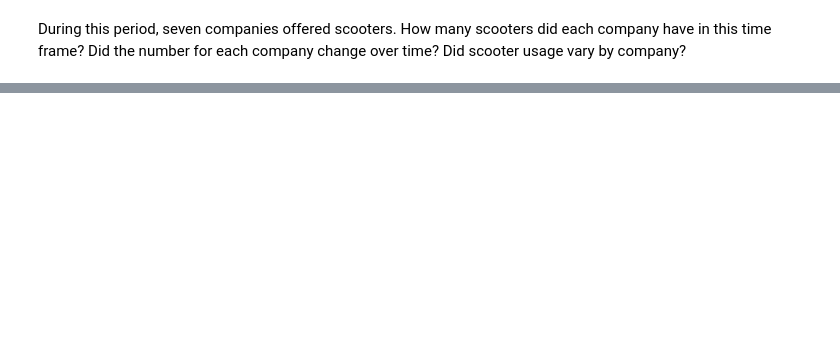
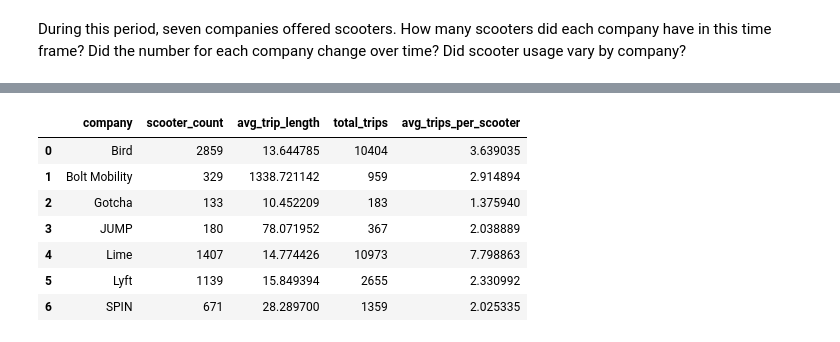
Before and after one commit to brookejackson23/nashville_scooters-dda9_ducks, a Jupyter notebook: question1.ipynb, the cells around one changed output, grey strips where cells are left out. Saved outputs shown, nothing was run; the diff lists cells and outputs as text; code cells hidden in the pictures; blank space fills up the shorter version.

```diff
--- a/question1.ipynb
+++ b/question1.ipynb
@@ -57,0 +92,11 @@ with engine.connect() as connection:
+# %%
+junecounts
+# %% [output]
+|  | company | scooter_count | avg_trip_length | total_trips | avg_trips_per_scooter |
+| 0 | Bird | 2859 | 13.644785 | 10404 | 3.639035 |
+| 1 | Bolt Mobility | 329 | 1338.721142 | 959 | 2.914894 |
+| 2 | Gotcha | 133 | 10.452209 | 183 | 1.375940 |
+| 3 | JUMP | 180 | 78.071952 | 367 | 2.038889 |
+| 4 | Lime | 1407 | 14.774426 | 10973 | 7.798863 |
+| 5 | Lyft | 1139 | 15.849394 | 2655 | 2.330992 |
+| 6 | SPIN | 671 | 28.289700 | 1359 | 2.025335 |
```
Also changed, not shown: parts of 12 cells of this notebook.
